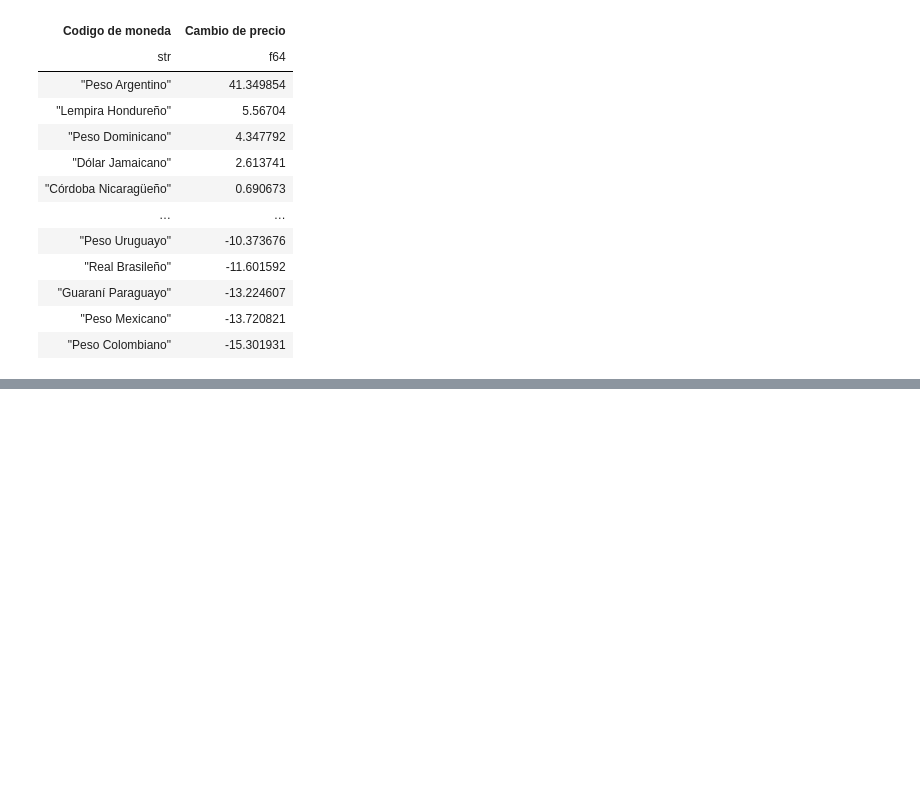
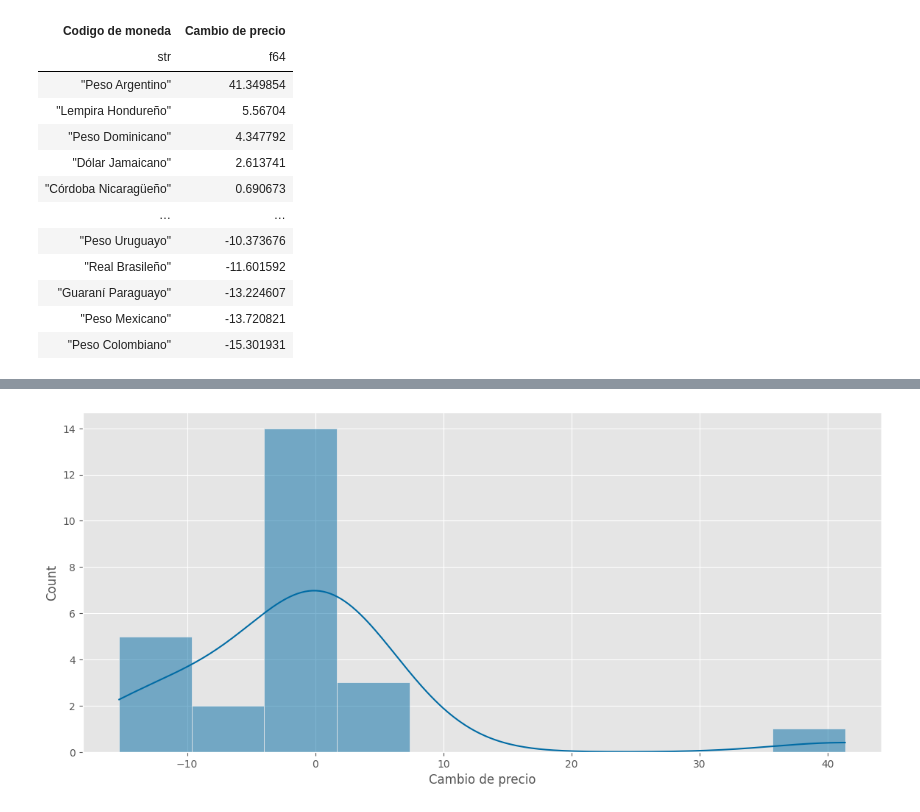
Before and after one commit to Edison0019/x-research, a Jupyter notebook: src/devaluacion_monetaria_2025/analysis.ipynb, the cells around one changed output, grey strips where cells are left out. Saved outputs shown, nothing was run; the diff lists cells and outputs as text; code cells hidden in the pictures; blank space fills up the shorter version.

```diff
--- a/src/devaluacion_monetaria_2025/analysis.ipynb
+++ b/src/devaluacion_monetaria_2025/analysis.ipynb
@@ -164,0 +185,6 @@ plt.show()
+# %%
+fig, ax = plt.subplots(figsize=(14,6))
+sns.histplot(data=grouped_df,x='Cambio de precio',kde=True)
+plt.show()
+# %% [output]
+[figure, added]
```
Also changed, not shown: parts of 4 cells of this notebook.
